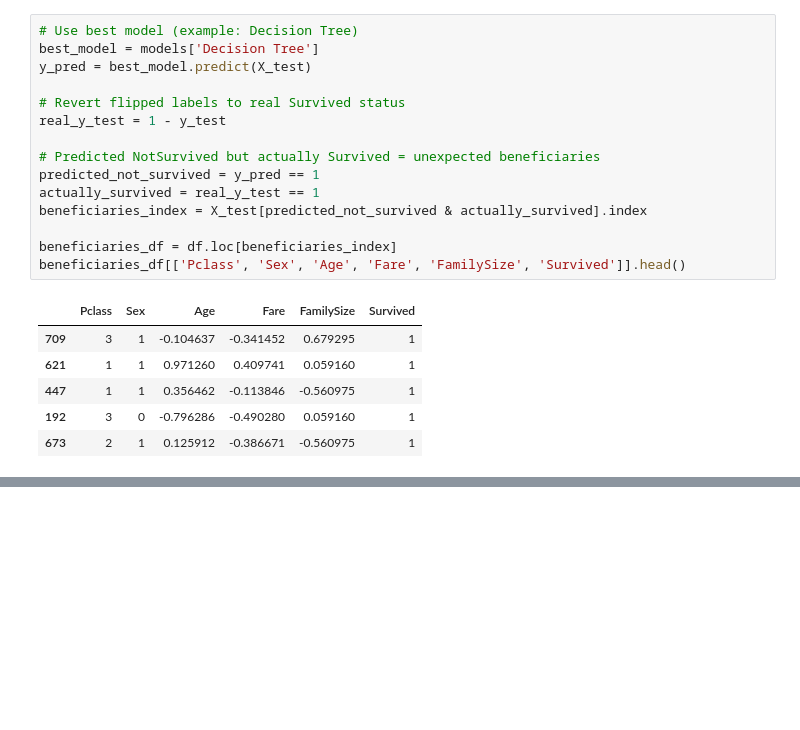
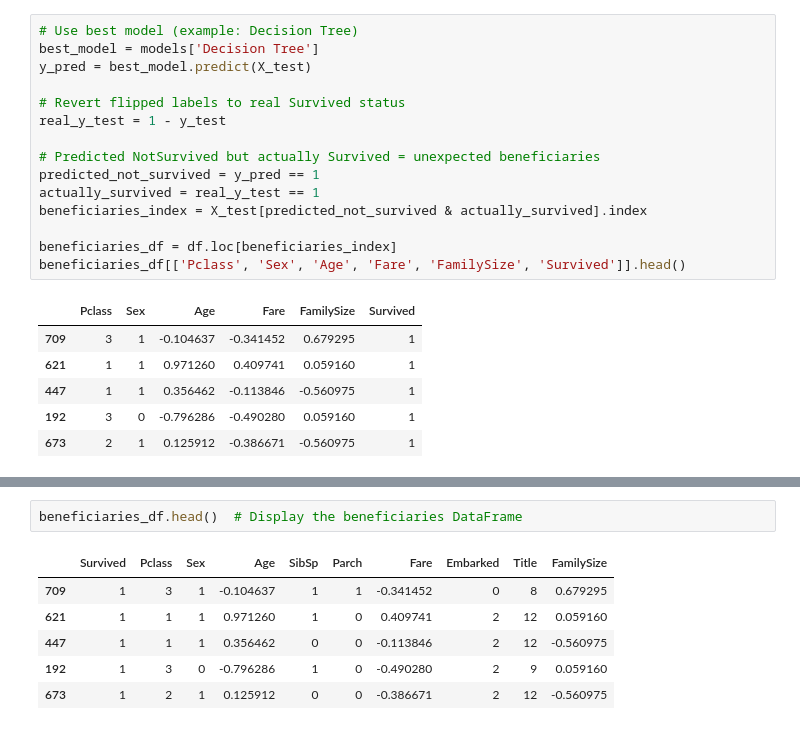
Before and after one commit to whallerud/Capstone_Project_Data_Viz, a Jupyter notebook: Titanic_Predictions.ipynb, the cells around one changed output, grey strips where cells are left out. Drawn from its saved outputs; the diff is of its cells as text; blank space fills up the shorter version.

```diff
--- a/Titanic_Predictions.ipynb
+++ b/Titanic_Predictions.ipynb
@@ -129,0 +154,9 @@ beneficiaries_df.to_csv('beneficiary_survivors.csv', index=False)
+# %%
+beneficiaries_df.head()  # Display the beneficiaries DataFrame
+# %% [output]
+|  | Survived | Pclass | Sex | Age | SibSp | Parch | Fare | Embarked | Title | FamilySize |
+| 709 | 1 | 3 | 1 | -0.104637 | 1 | 1 | -0.341452 | 0 | 8 | 0.679295 |
+| 621 | 1 | 1 | 1 | 0.971260 | 1 | 0 | 0.409741 | 2 | 12 | 0.059160 |
+| 447 | 1 | 1 | 1 | 0.356462 | 0 | 0 | -0.113846 | 2 | 12 | -0.560975 |
+| 192 | 1 | 3 | 0 | -0.796286 | 1 | 0 | -0.490280 | 2 | 9 | 0.059160 |
+| 673 | 1 | 2 | 1 | 0.125912 | 0 | 0 | -0.386671 | 2 | 12 | -0.560975 |
```
Also changed, not shown: parts of 10 cells of this notebook, 3 other files.
